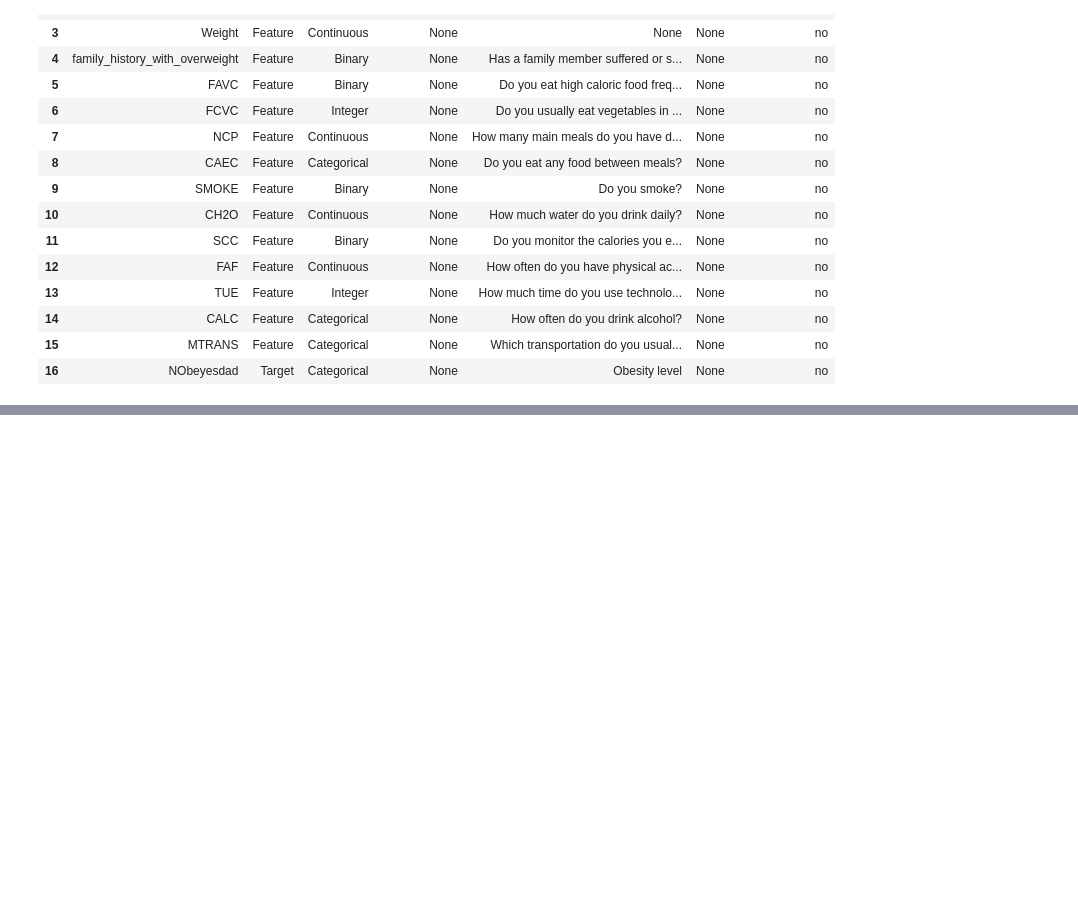
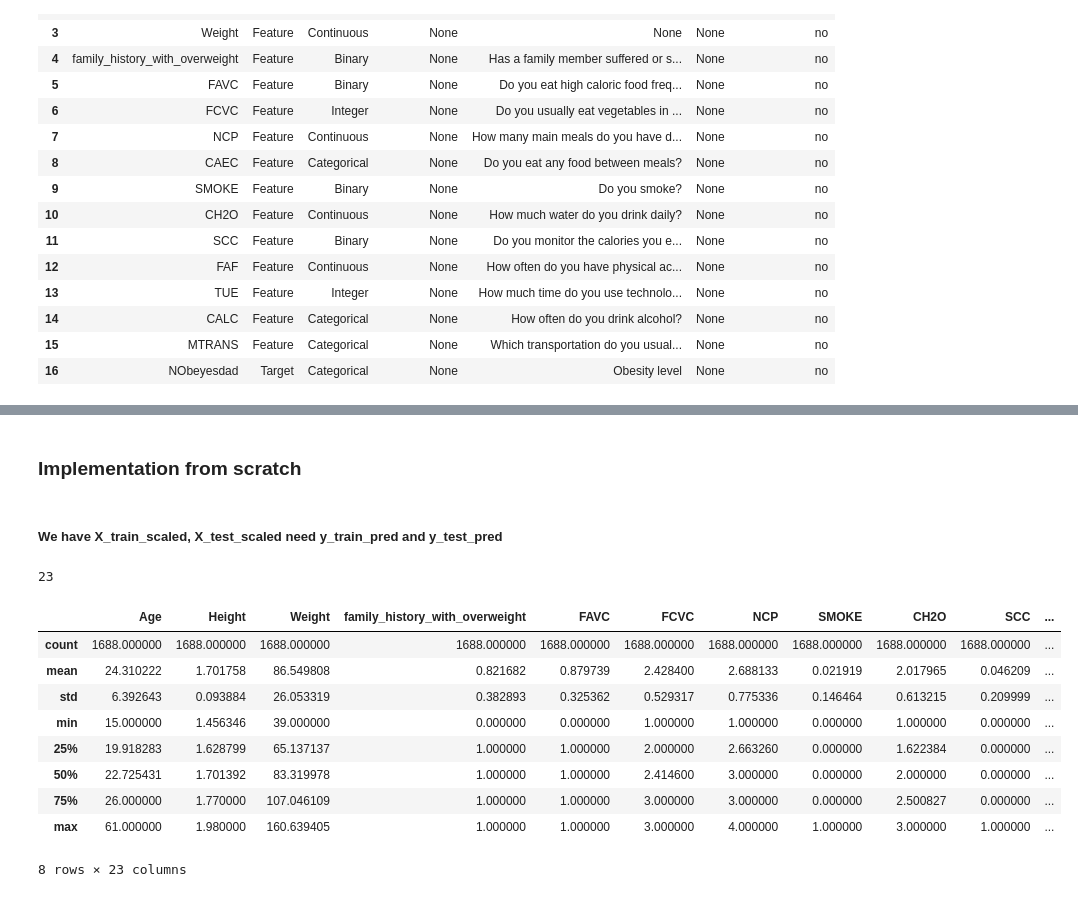
Before and after one commit to KrutikaPatil/dev, a Jupyter notebook: 2025/8_KMeansClustering.ipynb, the cells around one changed output, grey strips where cells are left out. Saved outputs shown, nothing was run; the diff lists cells and outputs as text; code cells hidden in the pictures; blank space fills up the shorter version.

```diff
--- a/2025/8_KMeansClustering.ipynb
+++ b/2025/8_KMeansClustering.ipynb
@@ -54,0 +57,3 @@ estimation_of_obesity_levels_based_on_eating_habits_and_physical_condition.varia
+# %%
+import pandas as pd
+X_cat = pd.get_dummies(X,columns=['Gender','CAEC','CALC','MTRANS'],drop_first=True)
@@ -54,0 +91,6 @@ estimation_of_obesity_levels_based_on_eating_habits_and_physical_condition.varia
+# %%
+yes_no_cols = ['family_history_with_overweight', 'FAVC', 'SMOKE', 'SCC']
+X_cat[yes_no_cols] = X_cat[yes_no_cols].replace({'yes': 1, 'no': 0})
+bool_cols = X_cat.select_dtypes(include='bool').columns
+X_cat[bool_cols] = X_cat[bool_cols].astype(int)
+X_cat.dtypes
@@ -54,0 +115,10 @@ estimation_of_obesity_levels_based_on_eating_habits_and_physical_condition.varia
+# %%
+from sklearn.model_selection import train_test_split
+from sklearn.preprocessing import StandardScaler
+
+X_train, X_test, y_train, y_test = train_test_split(
+    X_cat, y, test_size=0.2, random_state=42, stratify=y
+)
+scaler = StandardScaler()
+X_train_scaled = scaler.fit_transform(X_train)
+X_test_scaled = scaler.transform(X_test)
@@ -54,0 +235,4 @@ estimation_of_obesity_levels_based_on_eating_habits_and_physical_condition.varia
+# %% [markdown]
+### Implementation from scratch
+# %% [markdown]
+##### We have X_train_scaled, X_test_scaled need y_train_pred and y_test_pred
@@ -54,0 +242,17 @@ estimation_of_obesity_levels_based_on_eating_habits_and_physical_condition.varia
+# %%
+n_features
+# %% [output]
+23
+# %%
+X_train.describe()
+# %% [output]
+|  | Age | Height | Weight | family_history_with_overweight | FAVC | FCVC | NCP | SMOKE | CH2O | SCC | ... |
+| count | 1688.000000 | 1688.000000 | 1688.000000 | 1688.000000 | 1688.000000 | 1688.000000 | 1688.000000 | 1688.000000 | 1688.000000 | 1688.000000 | ... |
+| mean | 24.310222 | 1.701758 | 86.549808 | 0.821682 | 0.879739 | 2.428400 | 2.688133 | 0.021919 | 2.017965 | 0.046209 | ... |
+| std | 6.392643 | 0.093884 | 26.053319 | 0.382893 | 0.325362 | 0.529317 | 0.775336 | 0.146464 | 0.613215 | 0.209999 | ... |
+| min | 15.000000 | 1.456346 | 39.000000 | 0.000000 | 0.000000 | 1.000000 | 1.000000 | 0.000000 | 1.000000 | 0.000000 | ... |
+| 25% | 19.918283 | 1.628799 | 65.137137 | 1.000000 | 1.000000 | 2.000000 | 2.663260 | 0.000000 | 1.622384 | 0.000000 | ... |
+| 50% | 22.725431 | 1.701392 | 83.319978 | 1.000000 | 1.000000 | 2.414600 | 3.000000 | 0.000000 | 2.000000 | 0.000000 | ... |
+| 75% | 26.000000 | 1.770000 | 107.046109 | 1.000000 | 1.000000 | 3.000000 | 3.000000 | 0.000000 | 2.500827 | 0.000000 | ... |
+| max | 61.000000 | 1.980000 | 160.639405 | 1.000000 | 1.000000 | 3.000000 | 4.000000 | 1.000000 | 3.000000 | 1.000000 | ... |
+8 rows × 23 columns
```
Also changed, not shown: parts of 42 cells of this notebook, 1 other file.
